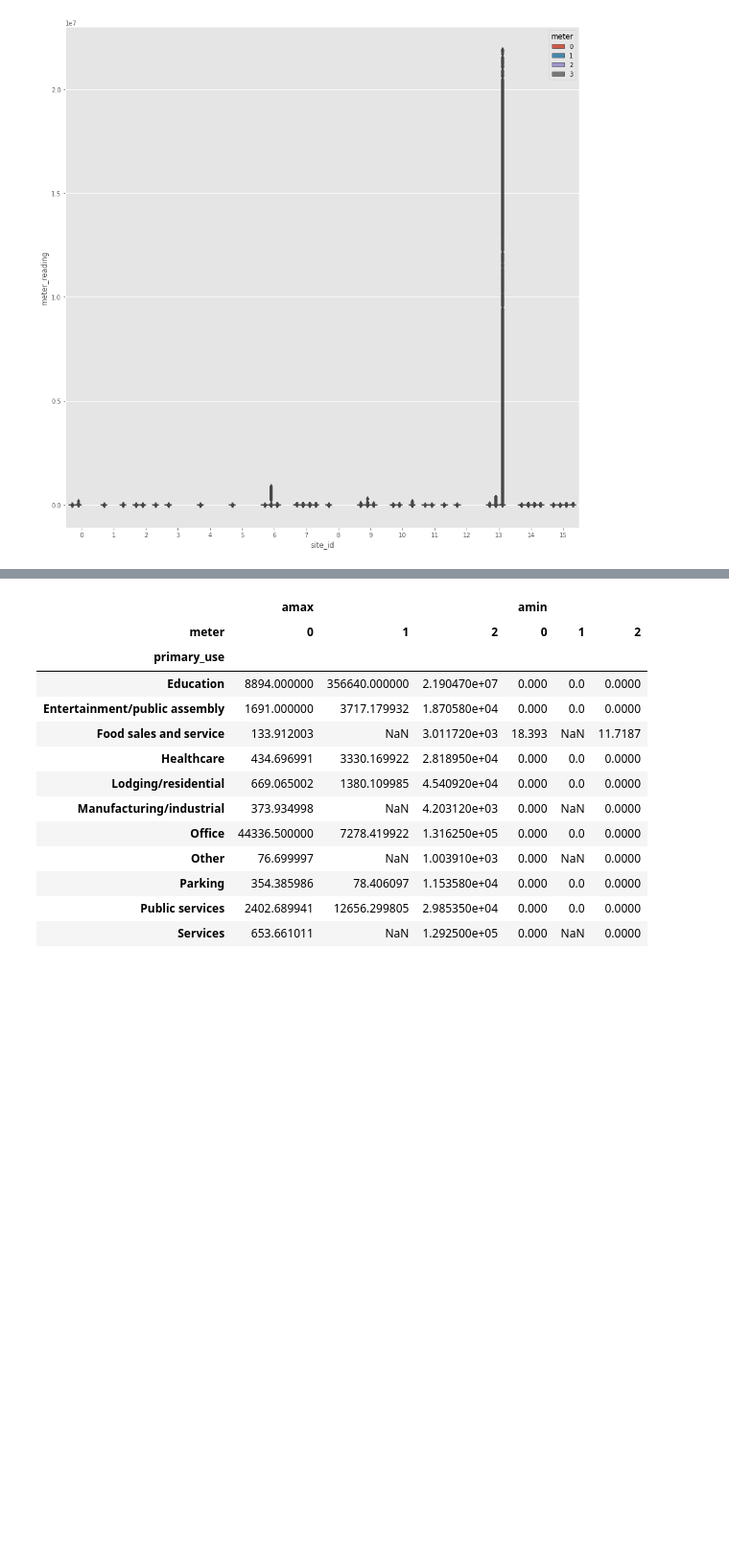
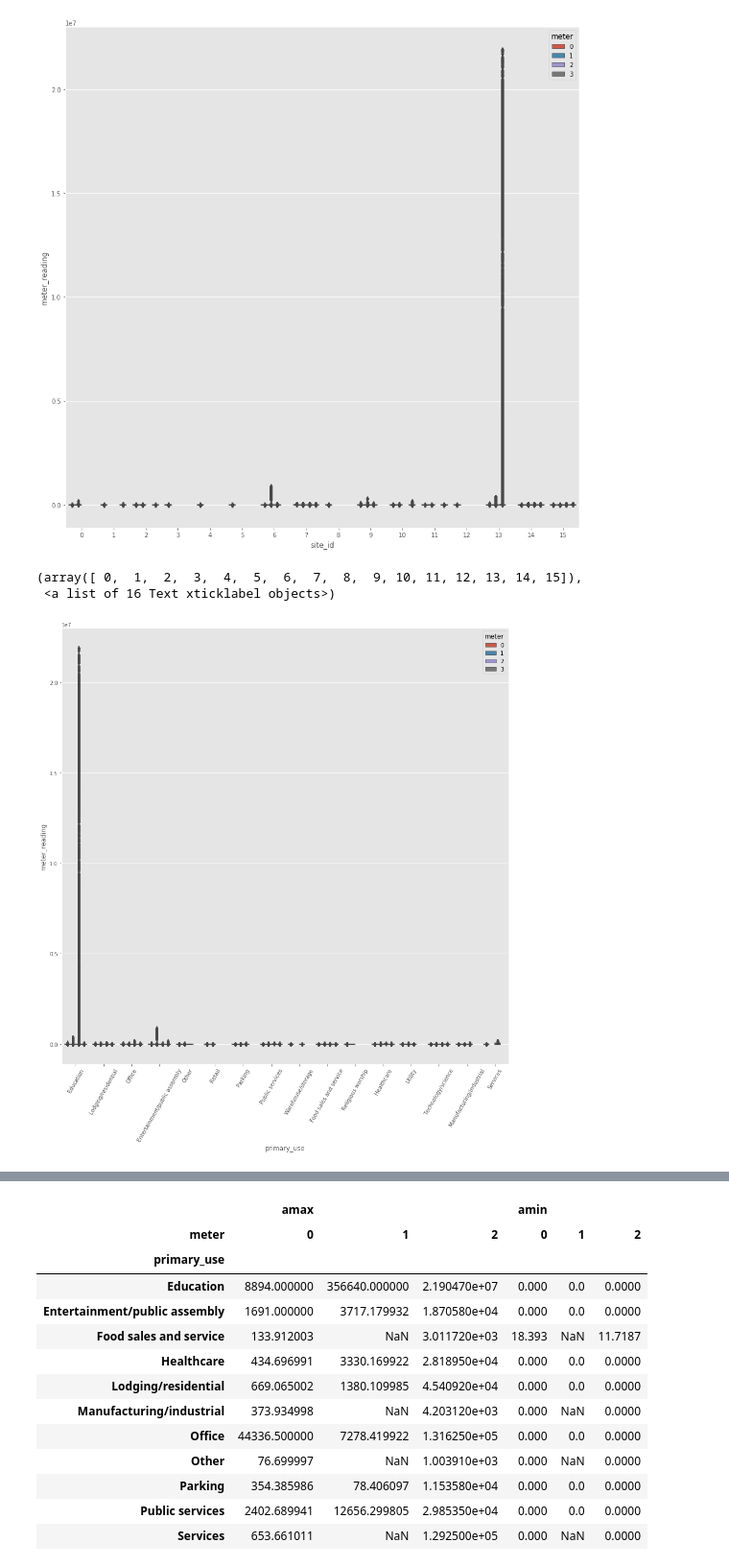
Before and after one commit to Latterlig96/KaggleHeatpredict, a Jupyter notebook: scripts/Feature_Look.ipynb, the cells around one changed output, grey strips where cells are left out. Shown at 96% size. Drawn from its saved outputs; the diff is of its cells as text; code cells hidden in the pictures; blank space fills up the shorter version.

Commit message:
Add some cleaning data functions, and developed Feature_Look notebook

```diff
--- a/scripts/Feature_Look.ipynb
+++ b/scripts/Feature_Look.ipynb
@@ -108,6 +109,14 @@ sns.boxplot(x=train['site_id'],y=train['meter_reading'],hue=train['meter'])
 # %% [output]
 <matplotlib.axes._subplots.AxesSubplot at 0x...>
 [figure]
+# %%
+plt.figure(figsize=(15,15))
+sns.boxplot(x='primary_use',y='meter_reading',data=train,hue='meter')
+plt.xticks(rotation=60)
+# %% [output]
+(array([ 0,  1,  2,  3,  4,  5,  6,  7,  8,  9, 10, 11, 12, 13, 14, 15]),
+ <a list of 16 Text xticklabel objects>)
+[figure, added]
 # %%
 plt.figure(figsize=(15,15))
 sns.boxplot(x=train['site_id'],y=train['air_temperature'],hue=train['meter'])
```
Also changed, not shown: parts of 19 cells of this notebook, 1 other file.
